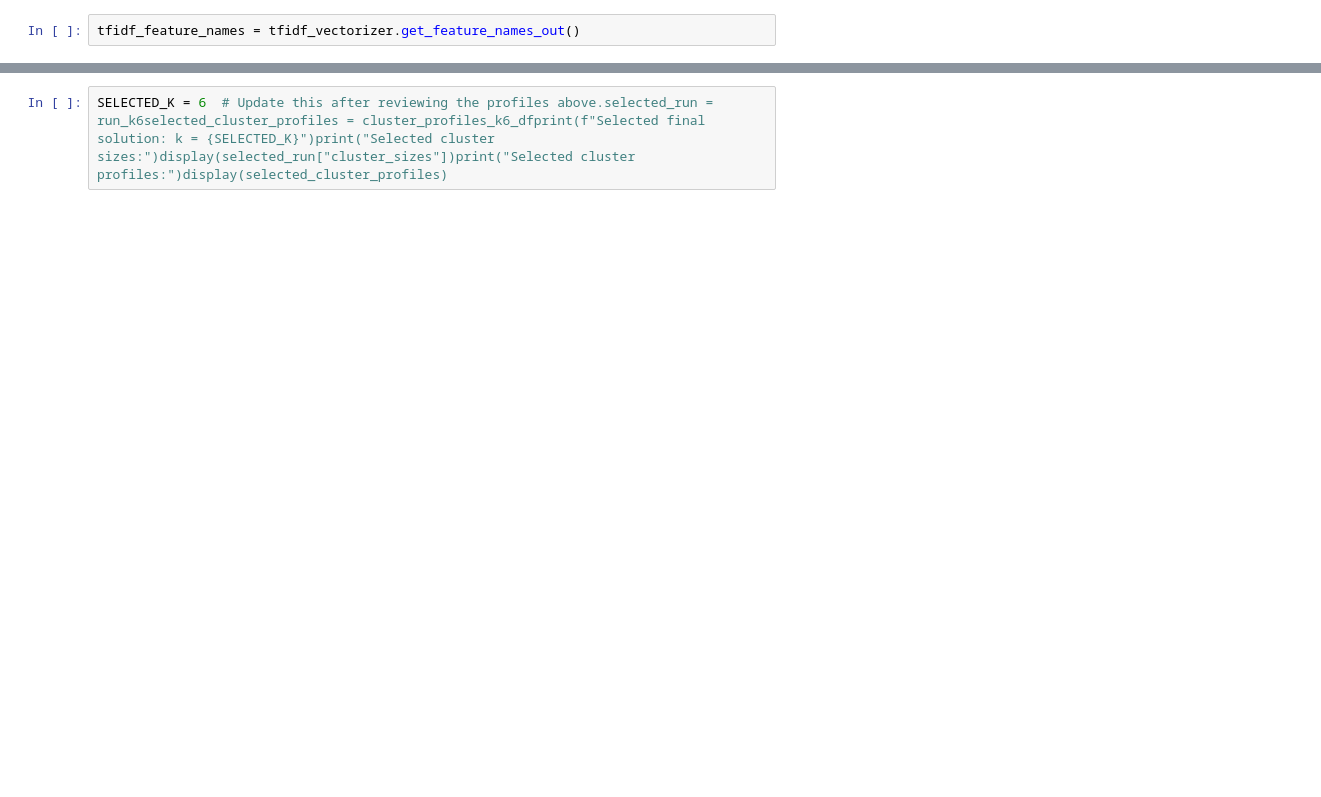
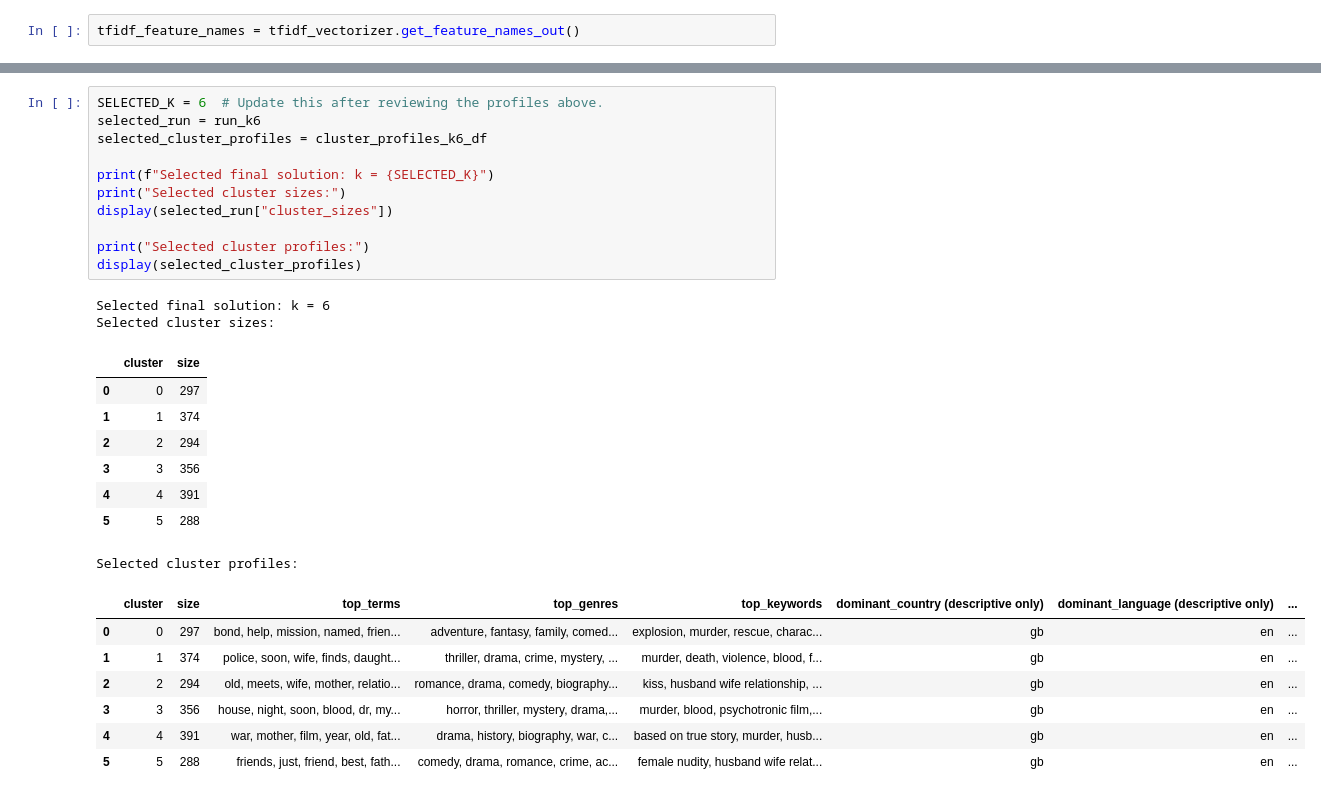
Before and after one commit to GeorgiosLoulakis/Analytics2Action, a Jupyter notebook: notebooks/text-clustering/02_tfidf_to_clustering_content_only.ipynb, the cells around one changed output, grey strips where cells are left out. Drawn from its saved outputs; the diff is of its cells as text; blank space fills up the shorter version.

```diff
--- a/notebooks/text-clustering/02_tfidf_to_clustering_content_only.ipynb
+++ b/notebooks/text-clustering/02_tfidf_to_clustering_content_only.ipynb
@@ -49,3 +539,30 @@ cluster_profiles_k5_df = build_cluster_profiles(    df_clustered=run_k5["df"],
 # %%
-SELECTED_K = 6  # Update this after reviewing the profiles above.selected_run = run_k6selected_cluster_profiles = cluster_profiles_k6_dfprint(f"Selected final solution: k = {SELECTED_K}")print("Selected cluster sizes:")display(selected_run["cluster_sizes"])print("Selected cluster profiles:")display(selected_cluster_profiles)
+SELECTED_K = 6  # Update this after reviewing the profiles above.
+selected_run = run_k6
+selected_cluster_profiles = cluster_profiles_k6_df
+
+print(f"Selected final solution: k = {SELECTED_K}")
+print("Selected cluster sizes:")
+display(selected_run["cluster_sizes"])
+
+print("Selected cluster profiles:")
+display(selected_cluster_profiles)
+# %% [output]
+Selected final solution: k = 6
+Selected cluster sizes:
+|  | cluster | size |
+| 0 | 0 | 297 |
+| 1 | 1 | 374 |
+| 2 | 2 | 294 |
+| 3 | 3 | 356 |
+| 4 | 4 | 391 |
+| 5 | 5 | 288 |
+Selected cluster profiles:
+|  | cluster | size | top_terms | top_genres | top_keywords | dominant_country (descriptive only) | dominant_language (descriptive only) | ... |
+| 0 | 0 | 297 | bond, help, mission, named, frien... | adventure, fantasy, family, comed... | explosion, murder, rescue, charac... | gb | en | ... |
+| 1 | 1 | 374 | police, soon, wife, finds, daught... | thriller, drama, crime, mystery, ... | murder, death, violence, blood, f... | gb | en | ... |
+| 2 | 2 | 294 | old, meets, wife, mother, relatio... | romance, drama, comedy, biography... | kiss, husband wife relationship, ... | gb | en | ... |
+| 3 | 3 | 356 | house, night, soon, blood, dr, my... | horror, thriller, mystery, drama,... | murder, blood, psychotronic film,... | gb | en | ... |
+| 4 | 4 | 391 | war, mother, film, year, old, fat... | drama, history, biography, war, c... | based on true story, murder, husb... | gb | en | ... |
+| 5 | 5 | 288 | friends, just, friend, best, fath... | comedy, drama, romance, crime, ac... | female nudity, husband wife relat... | gb | en | ... |
 # %% [markdown]
```
Also changed, not shown: parts of 42 cells of this notebook, 10 other files.
